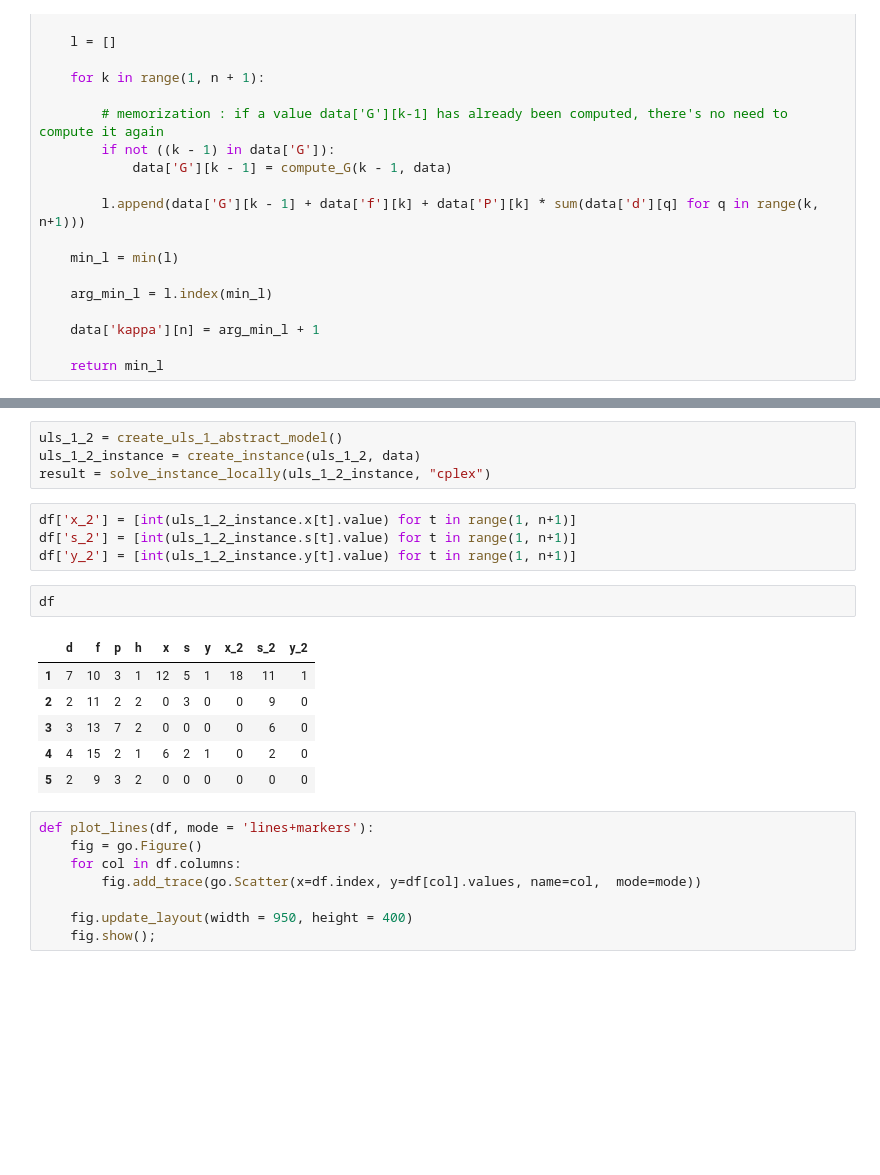
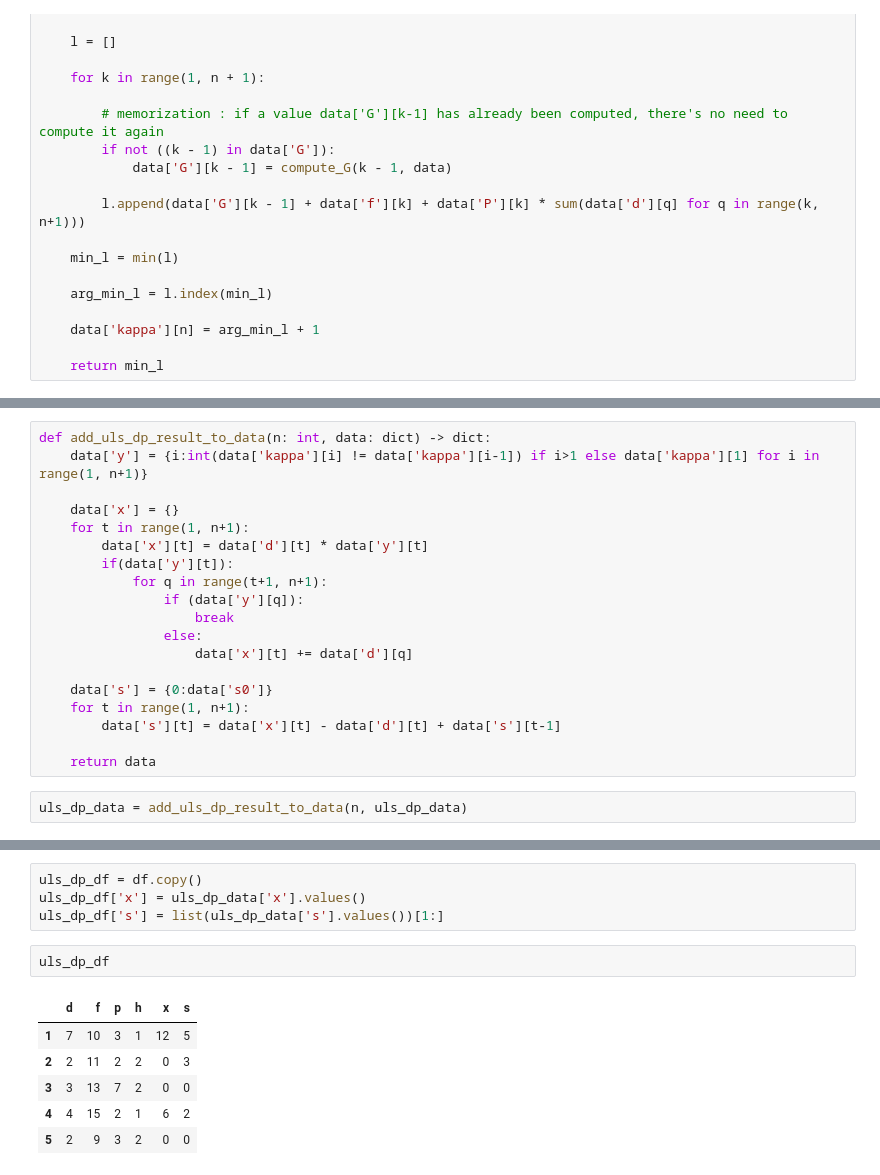
Before and after one commit to BrahimMebrek/lot_sizing_problem, a Jupyter notebook: uncapacited_lot_sizing_problem.ipynb, the cells around one changed output, grey strips where cells are left out. Saved outputs shown, nothing was run; the diff lists cells and outputs as text; blank space fills up the shorter version.

```diff
--- a/uncapacited_lot_sizing_problem.ipynb
+++ b/uncapacited_lot_sizing_problem.ipynb
@@ -516,0 +474,21 @@ data_dp
+# %%
+def add_uls_dp_result_to_data(n: int, data: dict) -> dict:
+    data['y'] = {i:int(data['kappa'][i] != data['kappa'][i-1]) if i>1 else data['kappa'][1] for i in range(1, n+1)}
+
+    data['x'] = {}
+    for t in range(1, n+1):
+        data['x'][t] = data['d'][t] * data['y'][t]
+        if(data['y'][t]):
+            for q in range(t+1, n+1):
+                if (data['y'][q]):
+                    break
+                else:
+                    data['x'][t] += data['d'][q]
+
+    data['s'] = {0:data['s0']}
+    for t in range(1, n+1):
+        data['s'][t] = data['x'][t] - data['d'][t] + data['s'][t-1]
+
+    return data
+# %%
+uls_dp_data = add_uls_dp_result_to_data(n, uls_dp_data)
@@ -561,25 +515,13 @@ for t, v in data['f'].items():
-# %%
-uls_1_2 = create_uls_1_abstract_model()
-uls_1_2_instance = create_instance(uls_1_2, data)
-result = solve_instance_locally(uls_1_2_instance, "cplex")
-# %%
-df['x_2'] = [int(uls_1_2_instance.x[t].value) for t in range(1, n+1)]
-df['s_2'] = [int(uls_1_2_instance.s[t].value) for t in range(1, n+1)]
-df['y_2'] = [int(uls_1_2_instance.y[t].value) for t in range(1, n+1)]
-# %%
-df
-# %% [output]
-|  | d | f | p | h | x | s | y | x_2 | s_2 | y_2 |
-| 1 | 7 | 10 | 3 | 1 | 12 | 5 | 1 | 18 | 11 | 1 |
-| 2 | 2 | 11 | 2 | 2 | 0 | 3 | 0 | 0 | 9 | 0 |
-| 3 | 3 | 13 | 7 | 2 | 0 | 0 | 0 | 0 | 6 | 0 |
-| 4 | 4 | 15 | 2 | 1 | 6 | 2 | 1 | 0 | 2 | 0 |
-| 5 | 2 | 9 | 3 | 2 | 0 | 0 | 0 | 0 | 0 | 0 |
-# %%
-def plot_lines(df, mode = 'lines+markers'):
-    fig = go.Figure()
-    for col in df.columns:
-        fig.add_trace(go.Scatter(x=df.index, y=df[col].values, name=col,  mode=mode))
-
-    fig.update_layout(width = 950, height = 400)
-    fig.show();
+# %%
+uls_dp_df = df.copy()
+uls_dp_df['x'] = uls_dp_data['x'].values()
+uls_dp_df['s'] = list(uls_dp_data['s'].values())[1:]
+# %%
+uls_dp_df
+# %% [output]
+|  | d | f | p | h | x | s |
+| 1 | 7 | 10 | 3 | 1 | 12 | 5 |
+| 2 | 2 | 11 | 2 | 2 | 0 | 3 |
+| 3 | 3 | 13 | 7 | 2 | 0 | 0 |
+| 4 | 4 | 15 | 2 | 1 | 6 | 2 |
+| 5 | 2 | 9 | 3 | 2 | 0 | 0 |
```
Also changed, not shown: parts of 44 cells of this notebook.
